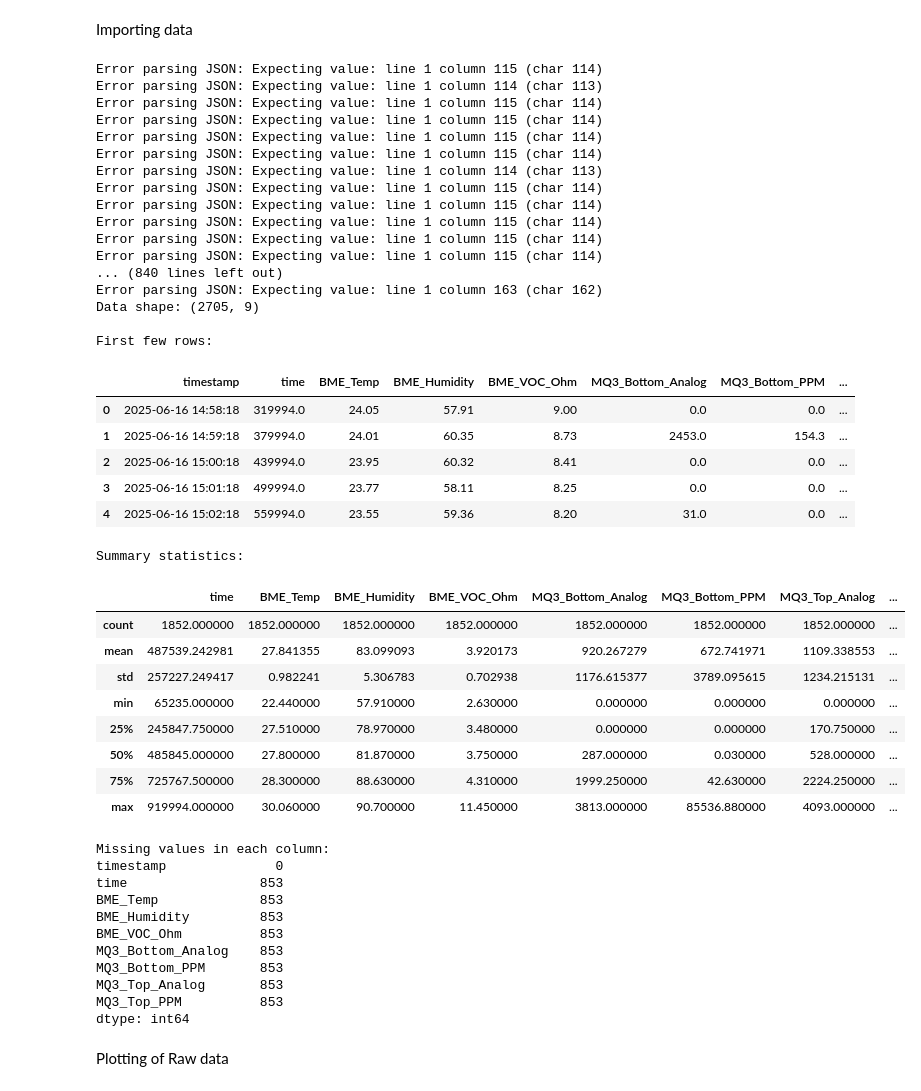
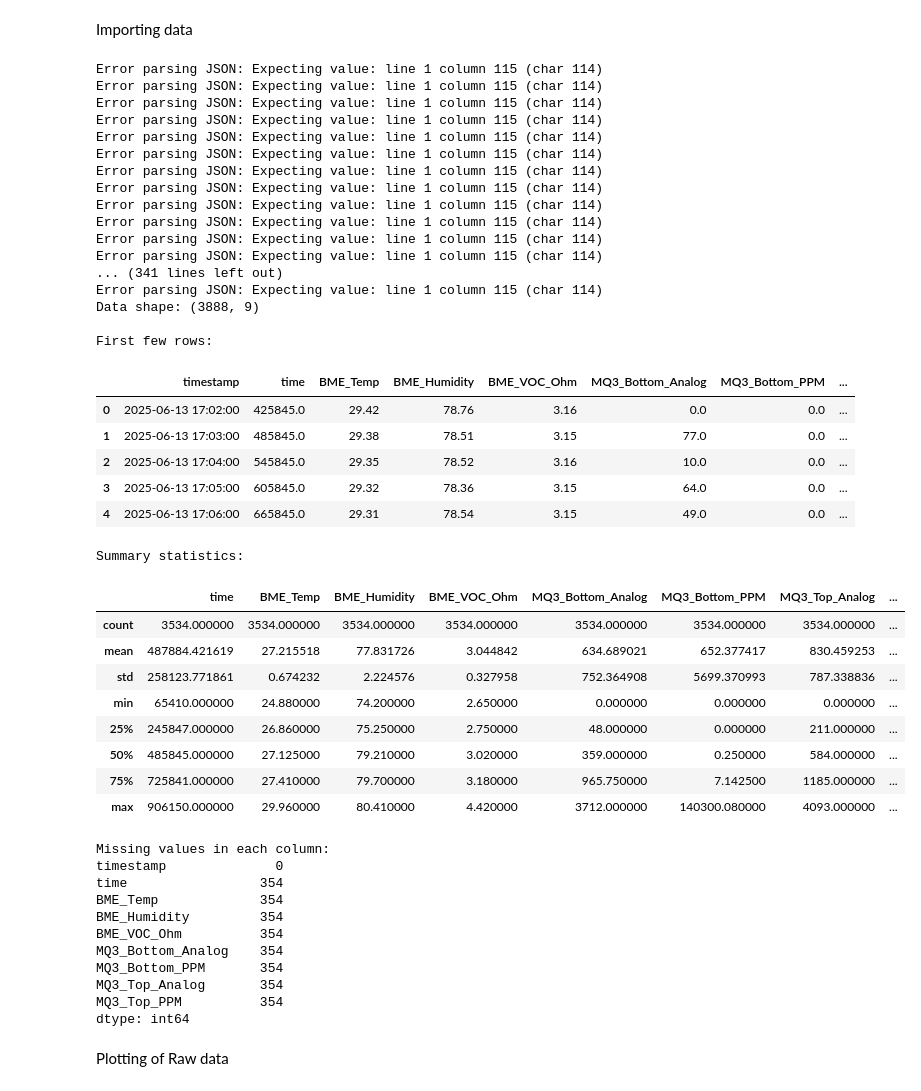
Before and after one commit to Ciaranm1999/E-Nose, a Jupyter notebook: Data_Filtering_Plotting.ipynb, the cells around one changed output. Drawn from its saved outputs; the diff is of its cells as text; code cells hidden in the pictures.

```diff
--- a/Data_Filtering_Plotting.ipynb
+++ b/Data_Filtering_Plotting.ipynb
@@ -10,7 +10,7 @@ import numpy as np
 
 # Read the CSV file
 # The file has two columns: timestamp and a JSON string containing sensor data
-df_raw = pd.read_csv(r'C:\Users\cmahe\OneDrive\Desktop\SSE Masters\Block 3\Smart Systems Project\E-Nose\Data\batch_two\batch_two_early_data.csv', header=None, names=['timestamp', 'json_data'])
+df_raw = pd.read_csv(r'Filter_CSV_Data\Data\batch_one\batch_one_data.csv', header=None, names=['timestamp', 'json_data'])
 
 # Parse the JSON strings in the second column
 # First, we'll create a function to parse each JSON string
@@ -27,66 +27,66 @@ def parse_json_data(json_str):
 json_data = df_raw['json_data'].apply(parse_json_data)
 df_sensors = pd.json_normalize(json_data)
 
 # Convert the timestamp column to datetime objects
 df_raw['timestamp'] = pd.to_datetime(df_raw['timestamp'])
 
 # Combine the timestamp with the sensor data
 df = pd.concat([df_raw['timestamp'], df_sensors], axis=1)
 
 # Display basic information about the data
 print(f"Data shape: {df.shape}")
 print("\nFirst few rows:")
 display(df.head())
 
 print("\nSummary statistics:")
 display(df.describe())
 
 # Check for any missing values
 print(f"\nMissing values in each column:\n{df.isnull().sum()}")
 # %% [output]
-Error parsing JSON: Expecting value: line 1 column 115 (char 114)
-Error parsing JSON: Expecting value: line 1 column 114 (char 113)
-Error parsing JSON: Expecting value: line 1 column 115 (char 114)
-Error parsing JSON: Expecting value: line 1 column 115 (char 114)
-Error parsing JSON: Expecting value: line 1 column 115 (char 114)
-Error parsing JSON: Expecting value: line 1 column 115 (char 114)
-Error parsing JSON: Expecting value: line 1 column 114 (char 113)
 Error parsing JSON: Expecting value: line 1 column 115 (char 114)
 Error parsing JSON: Expecting value: line 1 column 115 (char 114)
 Error parsing JSON: Expecting value: line 1 column 115 (char 114)
 Error parsing JSON: Expecting value: line 1 column 115 (char 114)
 Error parsing JSON: Expecting value: line 1 column 115 (char 114)
-... (840 lines left out)
-Error parsing JSON: Expecting value: line 1 column 163 (char 162)
-Data shape: (2705, 9)
+Error parsing JSON: Expecting value: line 1 column 115 (char 114)
+Error parsing JSON: Expecting value: line 1 column 115 (char 114)
+Error parsing JSON: Expecting value: line 1 column 115 (char 114)
+Error parsing JSON: Expecting value: line 1 column 115 (char 114)
+Error parsing JSON: Expecting value: line 1 column 115 (char 114)
+Error parsing JSON: Expecting value: line 1 column 115 (char 114)
+Error parsing JSON: Expecting value: line 1 column 115 (char 114)
+... (341 lines left out)
+Error parsing JSON: Expecting value: line 1 column 115 (char 114)
+Data shape: (3888, 9)
 
 First few rows:
 |  | timestamp | time | BME_Temp | BME_Humidity | BME_VOC_Ohm | MQ3_Bottom_Analog | MQ3_Bottom_PPM | ... |
-| 0 | 2025-06-16 14:58:18 | 319994.0 | 24.05 | 57.91 | 9.00 | 0.0 | 0.0 | ... |
-| 1 | 2025-06-16 14:59:18 | 379994.0 | 24.01 | 60.35 | 8.73 | 2453.0 | 154.3 | ... |
-| 2 | 2025-06-16 15:00:18 | 439994.0 | 23.95 | 60.32 | 8.41 | 0.0 | 0.0 | ... |
-| 3 | 2025-06-16 15:01:18 | 499994.0 | 23.77 | 58.11 | 8.25 | 0.0 | 0.0 | ... |
-| 4 | 2025-06-16 15:02:18 | 559994.0 | 23.55 | 59.36 | 8.20 | 31.0 | 0.0 | ... |
+| 0 | 2025-06-13 17:02:00 | 425845.0 | 29.42 | 78.76 | 3.16 | 0.0 | 0.0 | ... |
+| 1 | 2025-06-13 17:03:00 | 485845.0 | 29.38 | 78.51 | 3.15 | 77.0 | 0.0 | ... |
+| 2 | 2025-06-13 17:04:00 | 545845.0 | 29.35 | 78.52 | 3.16 | 10.0 | 0.0 | ... |
+| 3 | 2025-06-13 17:05:00 | 605845.0 | 29.32 | 78.36 | 3.15 | 64.0 | 0.0 | ... |
+| 4 | 2025-06-13 17:06:00 | 665845.0 | 29.31 | 78.54 | 3.15 | 49.0 | 0.0 | ... |
 Summary statistics:
 |  | time | BME_Temp | BME_Humidity | BME_VOC_Ohm | MQ3_Bottom_Analog | MQ3_Bottom_PPM | MQ3_Top_Analog | ... |
-| count | 1852.000000 | 1852.000000 | 1852.000000 | 1852.000000 | 1852.000000 | 1852.000000 | 1852.000000 | ... |
-| mean | 487539.242981 | 27.841355 | 83.099093 | 3.920173 | 920.267279 | 672.741971 | 1109.338553 | ... |
-| std | 257227.249417 | 0.982241 | 5.306783 | 0.702938 | 1176.615377 | 3789.095615 | 1234.215131 | ... |
-| min | 65235.000000 | 22.440000 | 57.910000 | 2.630000 | 0.000000 | 0.000000 | 0.000000 | ... |
-| 25% | 245847.750000 | 27.510000 | 78.970000 | 3.480000 | 0.000000 | 0.000000 | 170.750000 | ... |
-| 50% | 485845.000000 | 27.800000 | 81.870000 | 3.750000 | 287.000000 | 0.030000 | 528.000000 | ... |
-| 75% | 725767.500000 | 28.300000 | 88.630000 | 4.310000 | 1999.250000 | 42.630000 | 2224.250000 | ... |
-| max | 919994.000000 | 30.060000 | 90.700000 | 11.450000 | 3813.000000 | 85536.880000 | 4093.000000 | ... |
+| count | 3534.000000 | 3534.000000 | 3534.000000 | 3534.000000 | 3534.000000 | 3534.000000 | 3534.000000 | ... |
+| mean | 487884.421619 | 27.215518 | 77.831726 | 3.044842 | 634.689021 | 652.377417 | 830.459253 | ... |
+| std | 258123.771861 | 0.674232 | 2.224576 | 0.327958 | 752.364908 | 5699.370993 | 787.338836 | ... |
+| min | 65410.000000 | 24.880000 | 74.200000 | 2.650000 | 0.000000 | 0.000000 | 0.000000 | ... |
+| 25% | 245847.000000 | 26.860000 | 75.250000 | 2.750000 | 48.000000 | 0.000000 | 211.000000 | ... |
+| 50% | 485845.000000 | 27.125000 | 79.210000 | 3.020000 | 359.000000 | 0.250000 | 584.000000 | ... |
+| 75% | 725841.000000 | 27.410000 | 79.700000 | 3.180000 | 965.750000 | 7.142500 | 1185.000000 | ... |
+| max | 906150.000000 | 29.960000 | 80.410000 | 4.420000 | 3712.000000 | 140300.080000 | 4093.000000 | ... |
 Missing values in each column:
 timestamp              0
-time                 853
-BME_Temp             853
-BME_Humidity         853
-BME_VOC_Ohm          853
-MQ3_Bottom_Analog    853
-MQ3_Bottom_PPM       853
-MQ3_Top_Analog       853
-MQ3_Top_PPM          853
+time                 354
+BME_Temp             354
+BME_Humidity         354
+BME_VOC_Ohm          354
+MQ3_Bottom_Analog    354
+MQ3_Bottom_PPM       354
+MQ3_Top_Analog       354
+MQ3_Top_PPM          354
 dtype: int64
 # %% [markdown]
 Plotting of Raw data
```
Also changed, not shown: parts of 6 cells of this notebook, 10 other files.
